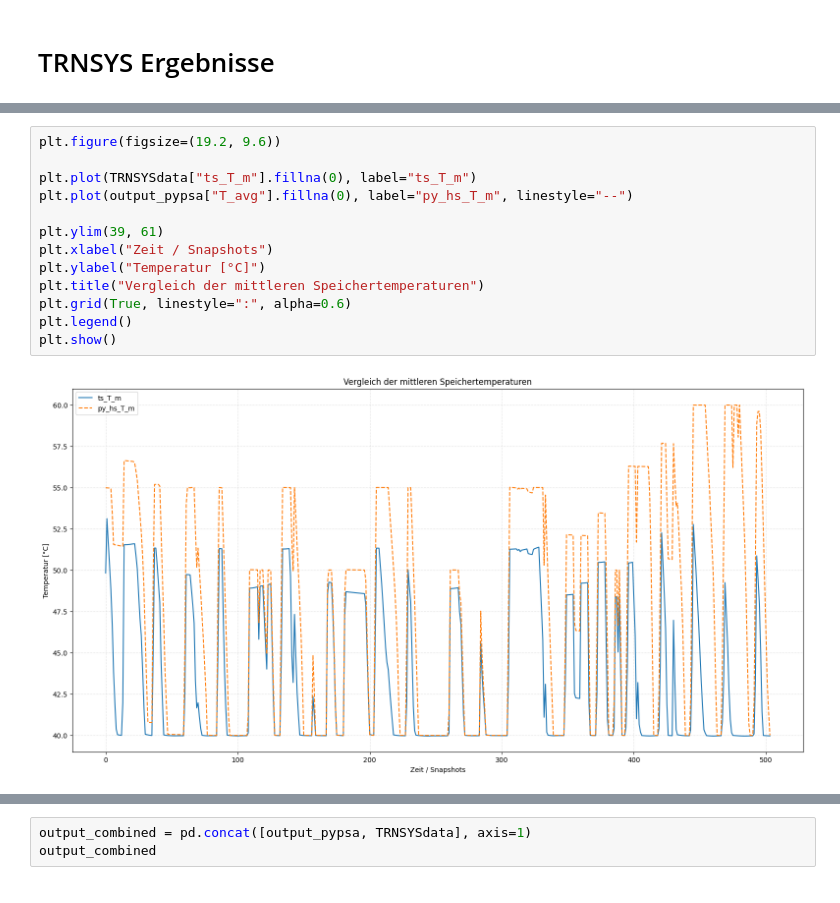
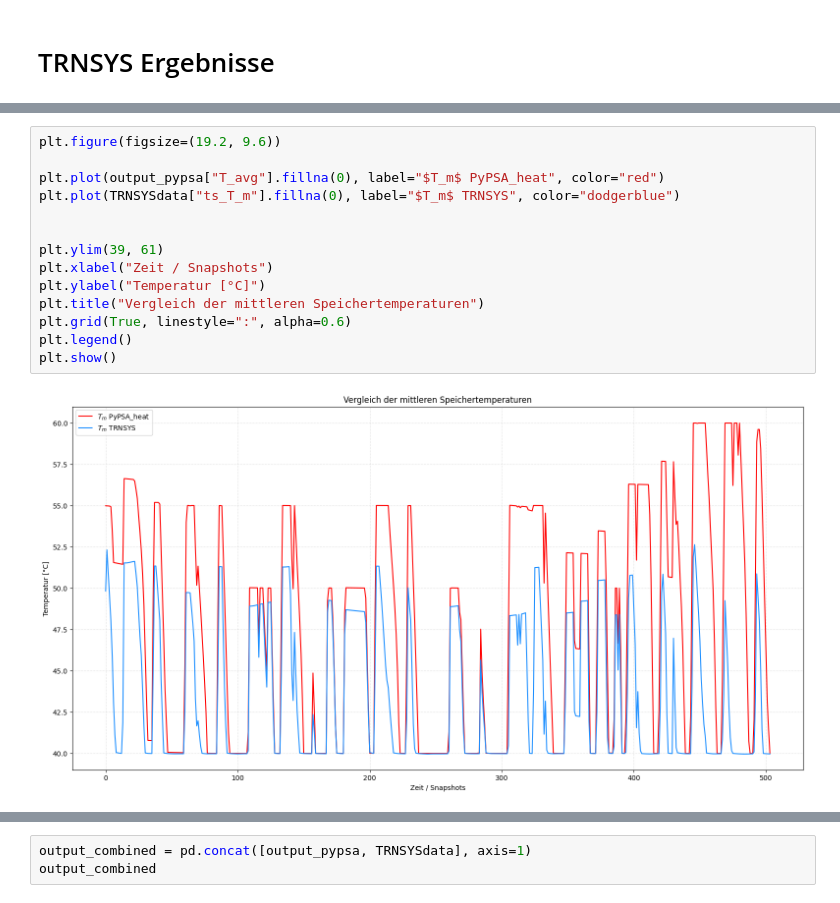
Before and after one commit to choffma8/masterprojektWaermespeicher, a Jupyter notebook: konstanterTemperaturspeicher - 3 Wochen.ipynb, the cells around one changed output, grey strips where cells are left out. Drawn from its saved outputs; the diff is of its cells as text.

Commit message:
Übersetzungen Legenden

```diff
--- a/konstanterTemperaturspeicher - 3 Wochen.ipynb
+++ b/konstanterTemperaturspeicher - 3 Wochen.ipynb
@@ -446,18 +446,19 @@ TRNSYSdata
 # %%
 plt.figure(figsize=(19.2, 9.6))
 
-plt.plot(TRNSYSdata["ts_T_m"].fillna(0), label="ts_T_m")
-plt.plot(output_pypsa["T_avg"].fillna(0), label="py_hs_T_m", linestyle="--")
+plt.plot(output_pypsa["T_avg"].fillna(0), label="$T_m$ PyPSA_heat", color="red")
+plt.plot(TRNSYSdata["ts_T_m"].fillna(0), label="$T_m$ TRNSYS", color="dodgerblue")
+
 
 plt.ylim(39, 61)
 plt.xlabel("Zeit / Snapshots")
 plt.ylabel("Temperatur [°C]")
 plt.title("Vergleich der mittleren Speichertemperaturen")
 plt.grid(True, linestyle=":", alpha=0.6)
 plt.legend()
 plt.show()
 # %% [output]
-[figure, old version]
+[figure, new version]
 # %%
 TRNSYS_T_m = TRNSYSdata['ts_T_m'].copy()
 
```
Also changed, not shown: parts of 9 cells of this notebook, 6 other files.
